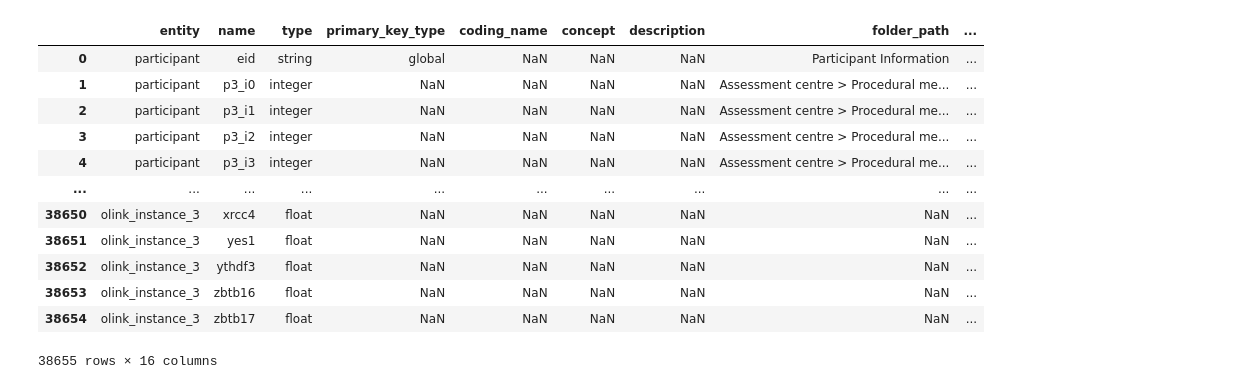
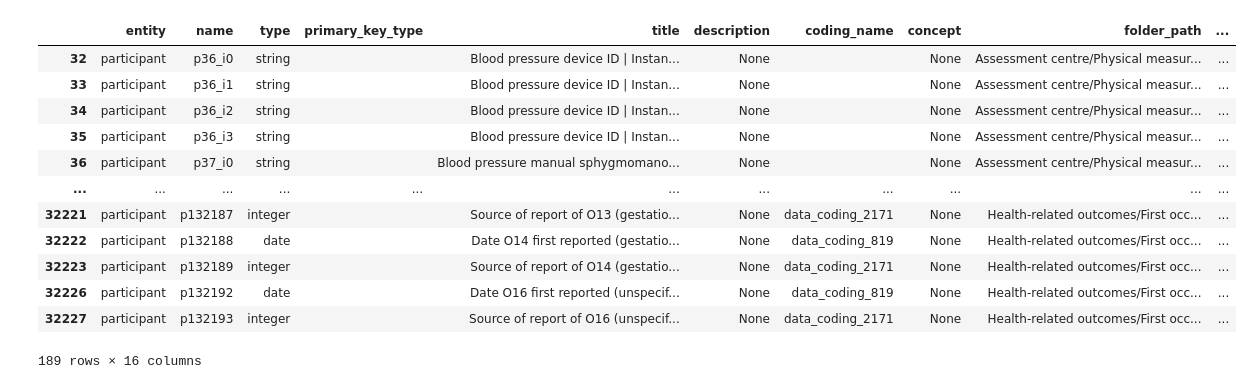
Before and after one commit to wjixiang/MedCross, a Jupyter notebook: replication/protein-phenotype/protein-phenotype-relation-analysis.ipynb, the cells around one changed output. Saved outputs shown, nothing was run; the diff lists cells and outputs as text; code cells hidden in the pictures.

```diff
--- a/replication/protein-phenotype/protein-phenotype-relation-analysis.ipynb
+++ b/replication/protein-phenotype/protein-phenotype-relation-analysis.ipynb
@@ -13,18 +13,30 @@ client =DXClient(config=config, cache=cacheInstance)
 
 client.connect()
 # %%
-client.get_data_dictionary()
+dd = client.get_data_dictionary(refresh=False)
-# %% [output]
-|  | entity | name | type | primary_key_type | coding_name | concept | description | folder_path | ... |
-| 0 | participant | eid | string | global | NaN | NaN | NaN | Participant Information | ... |
-| 1 | participant | p3_i0 | integer | NaN | NaN | NaN | NaN | Assessment centre > Procedural me... | ... |
-| 2 | participant | p3_i1 | integer | NaN | NaN | NaN | NaN | Assessment centre > Procedural me... | ... |
-| 3 | participant | p3_i2 | integer | NaN | NaN | NaN | NaN | Assessment centre > Procedural me... | ... |
-| 4 | participant | p3_i3 | integer | NaN | NaN | NaN | NaN | Assessment centre > Procedural me... | ... |
-| ... | ... | ... | ... | ... | ... | ... | ... | ... | ... |
-| 38650 | olink_instance_3 | xrcc4 | float | NaN | NaN | NaN | NaN | NaN | ... |
-| 38651 | olink_instance_3 | yes1 | float | NaN | NaN | NaN | NaN | NaN | ... |
-| 38652 | olink_instance_3 | ythdf3 | float | NaN | NaN | NaN | NaN | NaN | ... |
-| 38653 | olink_instance_3 | zbtb16 | float | NaN | NaN | NaN | NaN | NaN | ... |
-| 38654 | olink_instance_3 | zbtb17 | float | NaN | NaN | NaN | NaN | NaN | ... |
-38655 rows × 16 columns
+# %%
+# 1. search hypertension related fields
+
+
+# 在 title、folder_path、description 中搜索
+htn = dd[
+    dd['title'].str.lower().str.contains('hypertension|blood pressure|systolic|diastolic', na=False) |
+    dd['folder_path'].str.lower().str.contains('hypertension|blood.pressure', na=False)
+]
+
+htn
+# htn[['entity', 'name', 'title', 'type', 'folder_path', 'coding_name']].to_string()
+# %% [output]
+|  | entity | name | type | primary_key_type | title | description | coding_name | concept | folder_path | ... |
+| 32 | participant | p36_i0 | string |  | Blood pressure device ID | Instan... | None |  | None | Assessment centre/Physical measur... | ... |
+| 33 | participant | p36_i1 | string |  | Blood pressure device ID | Instan... | None |  | None | Assessment centre/Physical measur... | ... |
+| 34 | participant | p36_i2 | string |  | Blood pressure device ID | Instan... | None |  | None | Assessment centre/Physical measur... | ... |
+| 35 | participant | p36_i3 | string |  | Blood pressure device ID | Instan... | None |  | None | Assessment centre/Physical measur... | ... |
+| 36 | participant | p37_i0 | string |  | Blood pressure manual sphygmomano... | None |  | None | Assessment centre/Physical measur... | ... |
+| ... | ... | ... | ... | ... | ... | ... | ... | ... | ... | ... |
+| 32221 | participant | p132187 | integer |  | Source of report of O13 (gestatio... | None | data_coding_2171 | None | Health-related outcomes/First occ... | ... |
+| 32222 | participant | p132188 | date |  | Date O14 first reported (gestatio... | None | data_coding_819 | None | Health-related outcomes/First occ... | ... |
+| 32223 | participant | p132189 | integer |  | Source of report of O14 (gestatio... | None | data_coding_2171 | None | Health-related outcomes/First occ... | ... |
+| 32226 | participant | p132192 | date |  | Date O16 first reported (unspecif... | None | data_coding_819 | None | Health-related outcomes/First occ... | ... |
+| 32227 | participant | p132193 | integer |  | Source of report of O16 (unspecif... | None | data_coding_2171 | None | Health-related outcomes/First occ... | ... |
+189 rows × 16 columns
```
Also changed, not shown: parts of 13 cells of this notebook, 12 other files.
